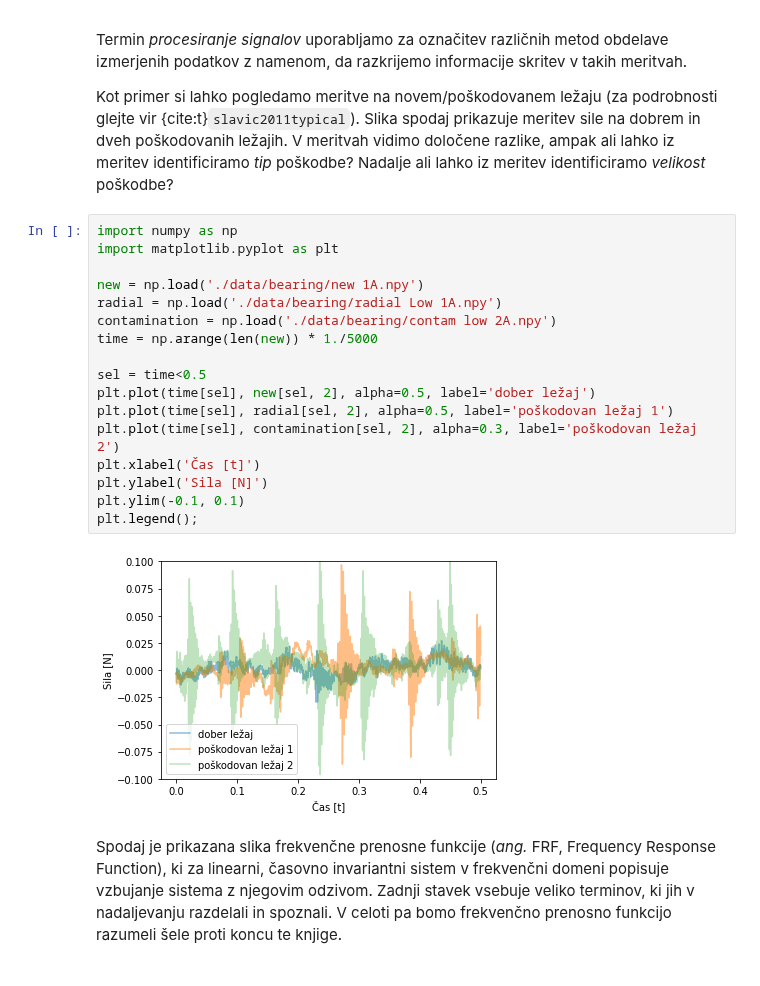
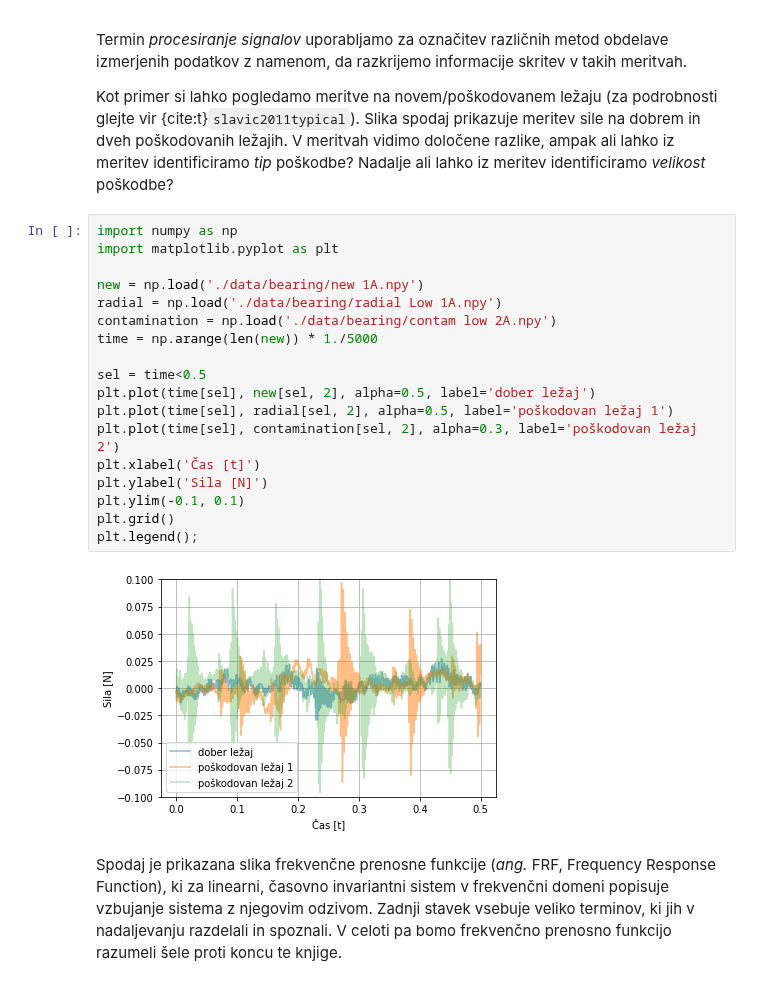
Before and after one commit to jankoslavic/procesiranje_signalov, a Jupyter notebook: _sources/notebooks/01 - Uvod.ipynb, the cells around one changed output. Cells and saved outputs as stored; diff of their text form.

```diff
--- a/_sources/notebooks/01 - Uvod.ipynb
+++ b/_sources/notebooks/01 - Uvod.ipynb
@@ -9,22 +9,23 @@ Kot primer si lahko pogledamo meritve na novem/poškodovanem ležaju (za podrobn
 # %%
 import numpy as np
 import matplotlib.pyplot as plt
 
 new = np.load('./data/bearing/new 1A.npy')
 radial = np.load('./data/bearing/radial Low 1A.npy')
 contamination = np.load('./data/bearing/contam low 2A.npy')
 time = np.arange(len(new)) * 1./5000
 
 sel = time<0.5
 plt.plot(time[sel], new[sel, 2], alpha=0.5, label='dober ležaj')
 plt.plot(time[sel], radial[sel, 2], alpha=0.5, label='poškodovan ležaj 1')
 plt.plot(time[sel], contamination[sel, 2], alpha=0.3, label='poškodovan ležaj 2')
 plt.xlabel('Čas [t]')
 plt.ylabel('Sila [N]')
 plt.ylim(-0.1, 0.1)
+plt.grid()
 plt.legend();
 # %% [output]
-[figure, old version]
+[figure, new version]
 # %% [markdown]
 Spodaj je prikazana slika frekvenčne prenosne funkcije (*ang.* FRF, Frequency Response Function), ki za linearni, časovno invariantni sistem v frekvenčni domeni popisuje vzbujanje sistema z njegovim odzivom. Zadnji stavek vsebuje veliko terminov, ki jih v nadaljevanju razdelali in spoznali. V celoti pa bomo frekvenčno prenosno funkcijo razumeli šele proti koncu te knjige.
 # %% [markdown]
```
Also changed, not shown: parts of 3 cells of this notebook, 5 other files.
